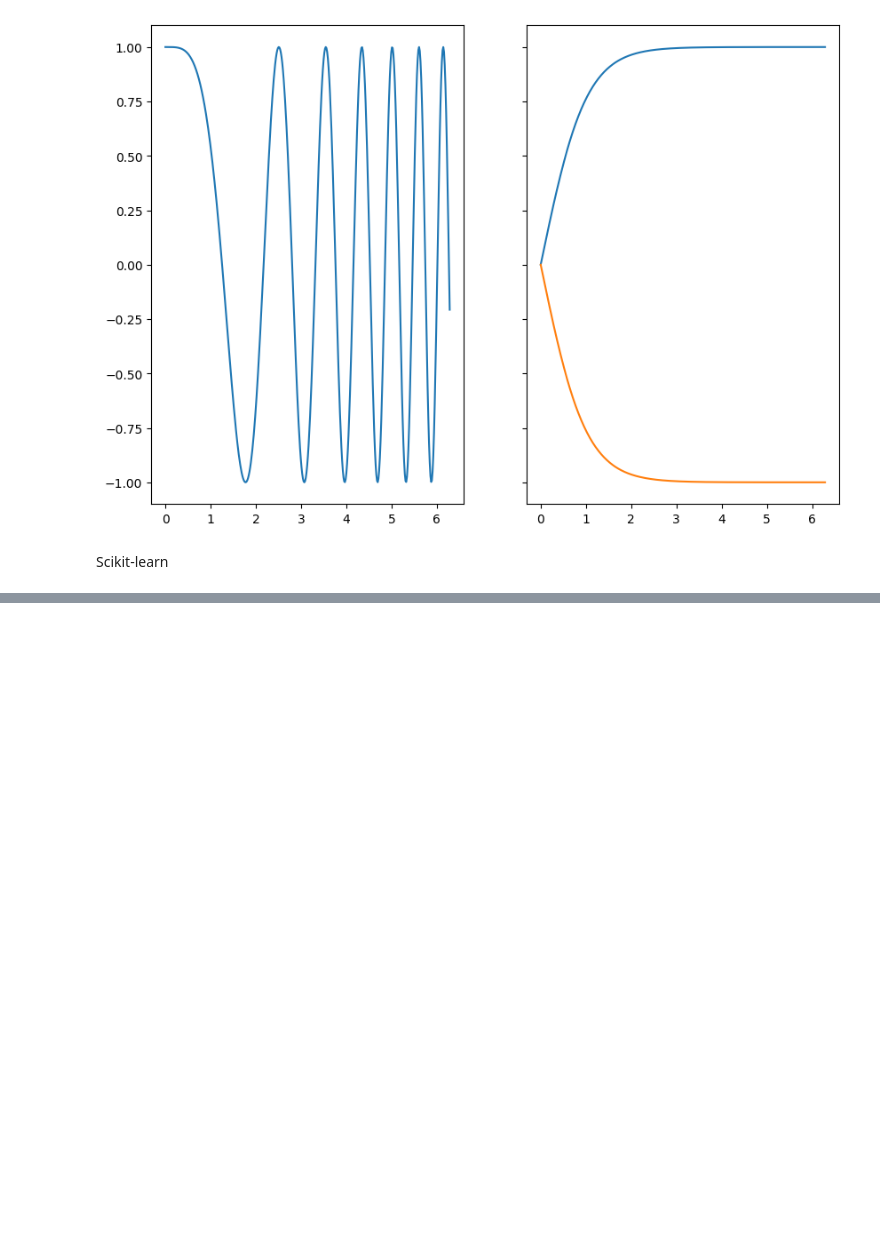
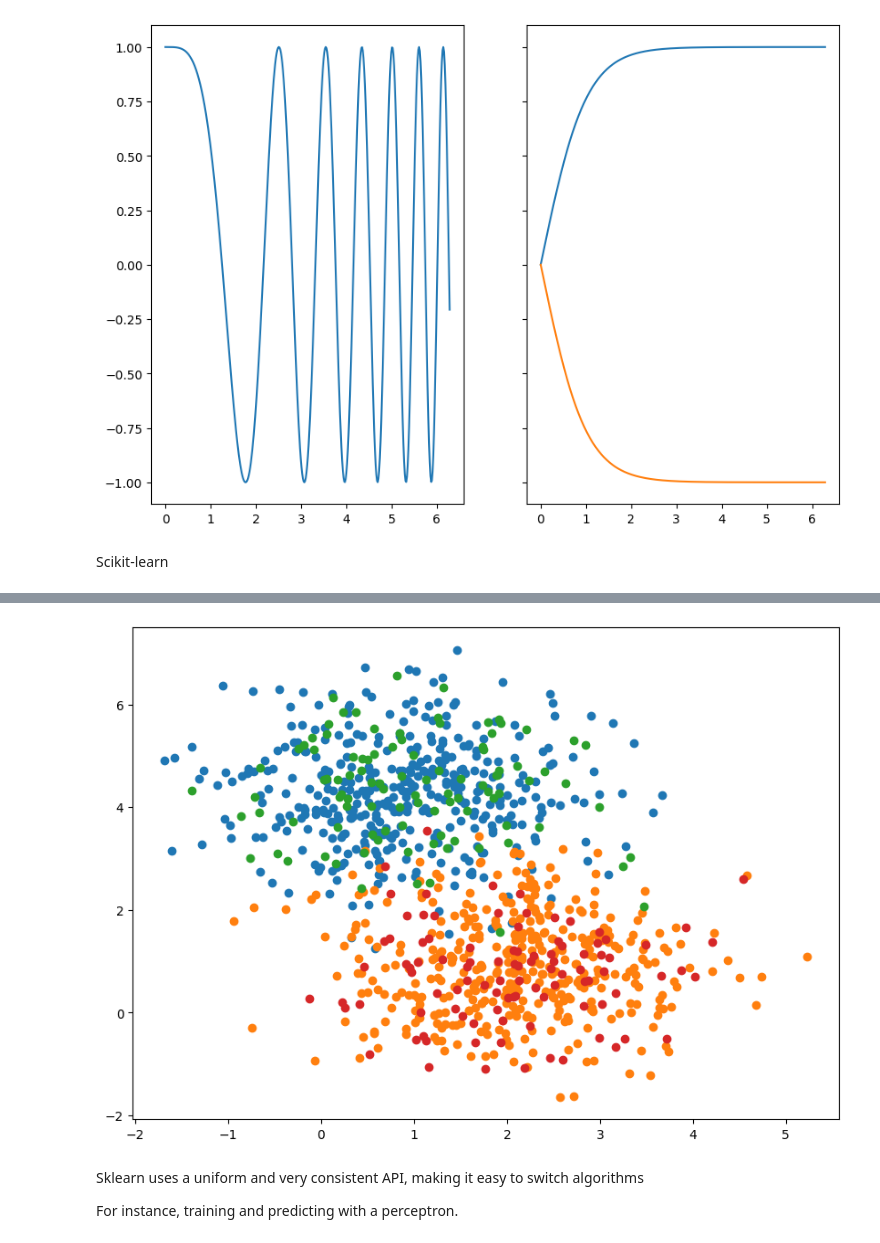
Before and after one commit to Youssra1999/ML_Projects, a Jupyter notebook: ML_Tutorials.ipynb, the cells around one changed output, grey strips where cells are left out. Drawn from its saved outputs; the diff is of its cells as text; code cells hidden in the pictures; blank space fills up the shorter version.

```diff
--- a/ML_Tutorials.ipynb
+++ b/ML_Tutorials.ipynb
@@ -200,0 +212,14 @@ from sklearn.model_selection import train_test_split
+# %%
+fig, ax = plt.subplots()
+for label in [0, 1]:
+    mask = (y_train == label)
+    ax.scatter(X_train[mask, 0], X_train[mask, 1])
+for label in [0, 1]:
+    mask = (y_test == label)
+    ax.scatter(X_test[mask, 0], X_test[mask, 1])
+# %% [output]
+[figure, added]
+# %% [markdown]
+Sklearn uses a uniform and very consistent API, making it easy to switch algorithms
+
+For instance, training and predicting with a perceptron.
```
Also changed, not shown: parts of 6 cells of this notebook.
